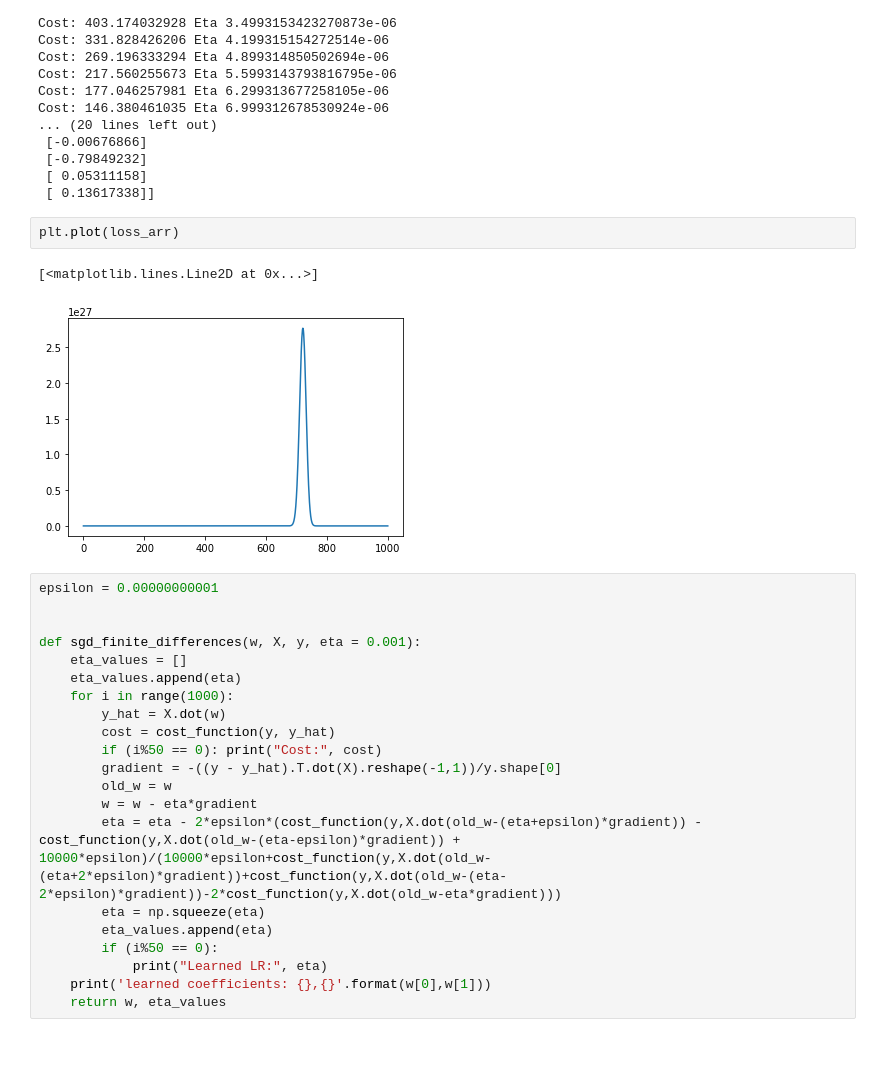
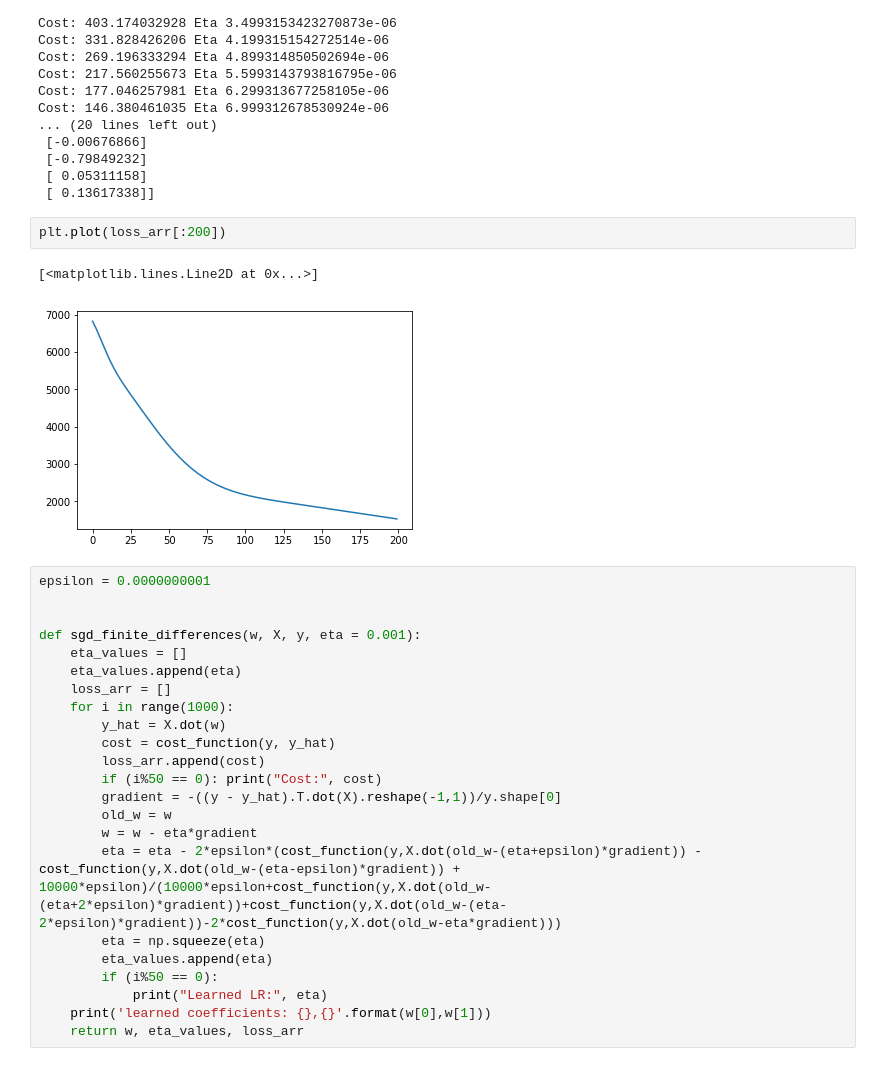
Before and after one commit to Ravoxsg/AdaptiveLROptimizer, a Jupyter notebook: linear_regression_boston.ipynb, the cells around one changed output. Saved outputs shown, nothing was run; the diff lists cells and outputs as text.

```diff
--- a/linear_regression_boston.ipynb
+++ b/linear_regression_boston.ipynb
@@ -137,20 +137,22 @@ Cost: 146.380461035 Eta 6.999312678530924e-06
  [ 0.05311158]
  [ 0.13617338]]
 # %%
-plt.plot(loss_arr)
+plt.plot(loss_arr[:200])
 # %% [output]
 [<matplotlib.lines.Line2D at 0x...>]
-[figure, old version]
+[figure, new version]
 # %%
-epsilon = 0.00000000001
+epsilon = 0.0000000001
 
 
 def sgd_finite_differences(w, X, y, eta = 0.001):
     eta_values = []
     eta_values.append(eta)
+    loss_arr = []
     for i in range(1000):
         y_hat = X.dot(w)
         cost = cost_function(y, y_hat)
+        loss_arr.append(cost)
         if (i%50 == 0): print("Cost:", cost)
         gradient = -((y - y_hat).T.dot(X).reshape(-1,1))/y.shape[0]
         old_w = w
@@ -161,6 +163,6 @@ def sgd_finite_differences(w, X, y, eta = 0.001):
         if (i%50 == 0):
             print("Learned LR:", eta)
     print('learned coefficients: {},{}'.format(w[0],w[1]))
-    return w, eta_values
+    return w, eta_values, loss_arr
 # %%
 X, y, w = load_data_and_init_params()
```
Also changed, not shown: parts of 9 cells of this notebook.
